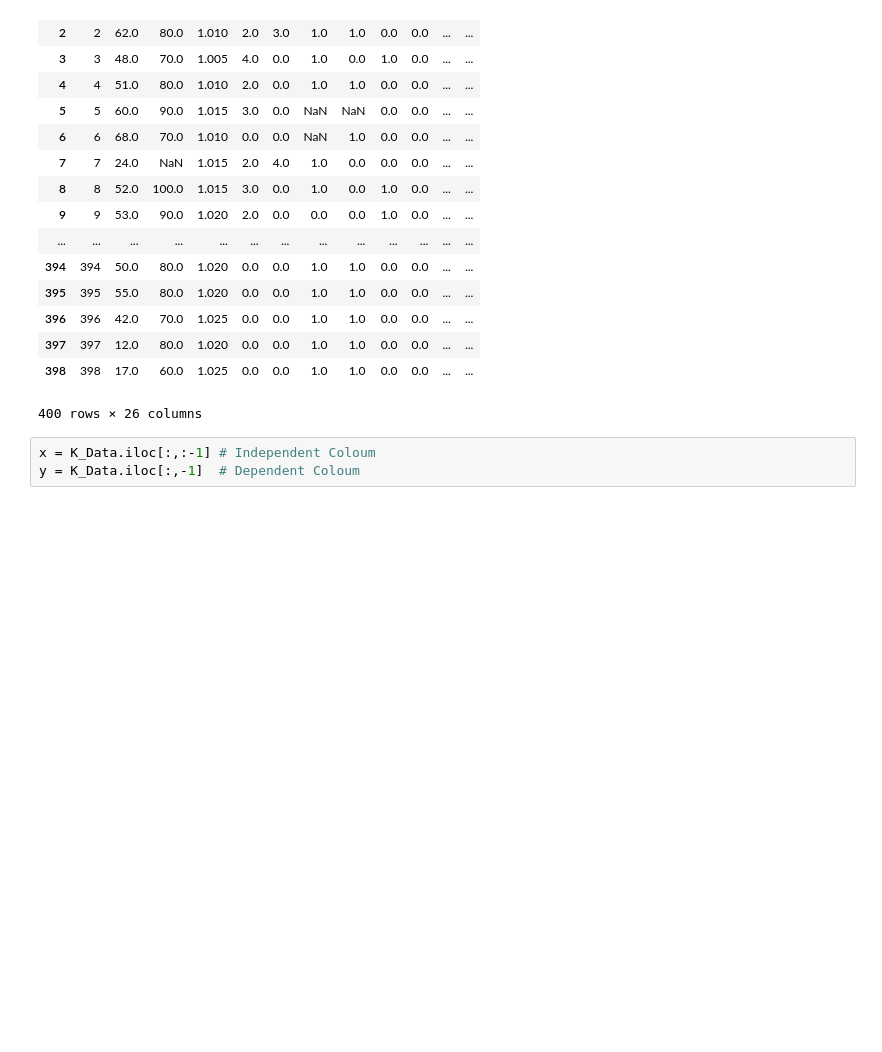
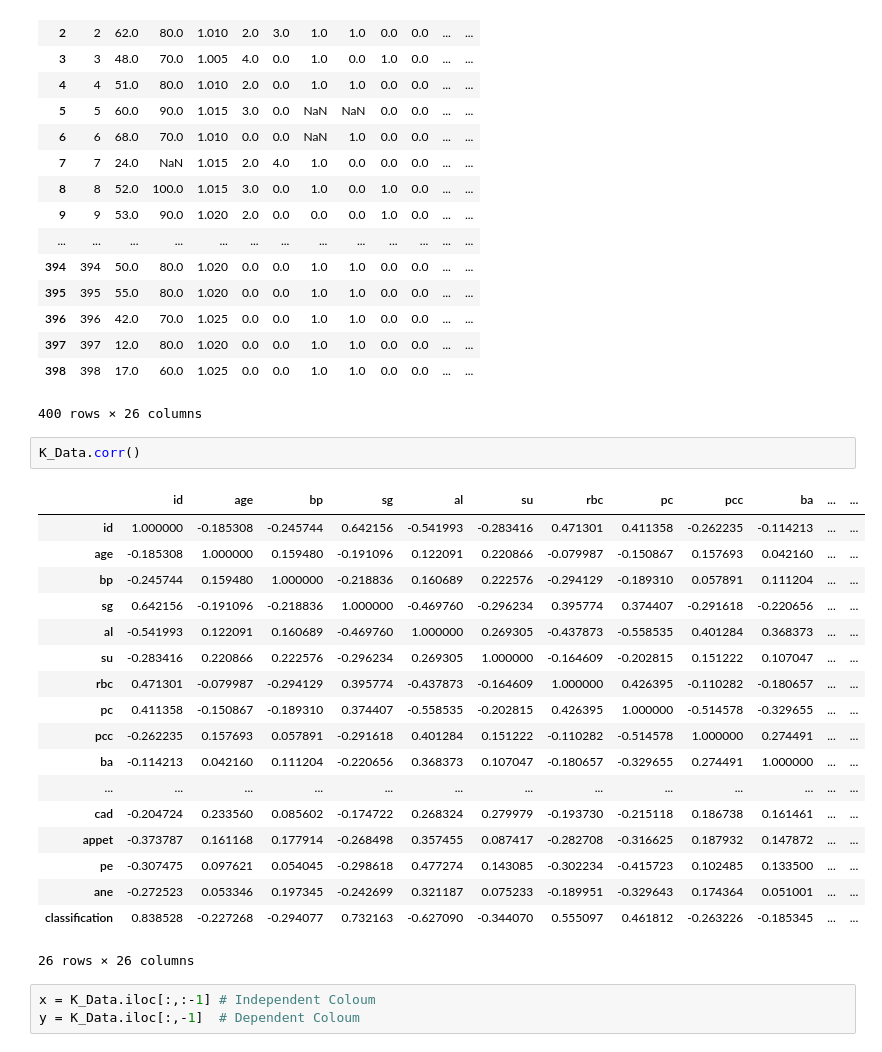
Before and after one commit to raju1207/Multiple-Disease-Prediction-Analysis, a Jupyter notebook: Multiple_Disease_Prediction_Analysis.ipynb, the cells around one changed output. Drawn from its saved outputs; the diff is of its cells as text; blank space fills up the shorter version.

```diff
--- a/Multiple_Disease_Prediction_Analysis.ipynb
+++ b/Multiple_Disease_Prediction_Analysis.ipynb
@@ -534,6 +534,27 @@ K_Data
 | 397 | 397 | 12.0 | 80.0 | 1.020 | 0.0 | 0.0 | 1.0 | 1.0 | 0.0 | 0.0 | ... | ... |
 | 398 | 398 | 17.0 | 60.0 | 1.025 | 0.0 | 0.0 | 1.0 | 1.0 | 0.0 | 0.0 | ... | ... |
 400 rows × 26 columns
+# %%
+K_Data.corr()
+# %% [output]
+|  | id | age | bp | sg | al | su | rbc | pc | pcc | ba | ... | ... |
+| id | 1.000000 | -0.185308 | -0.245744 | 0.642156 | -0.541993 | -0.283416 | 0.471301 | 0.411358 | -0.262235 | -0.114213 | ... | ... |
+| age | -0.185308 | 1.000000 | 0.159480 | -0.191096 | 0.122091 | 0.220866 | -0.079987 | -0.150867 | 0.157693 | 0.042160 | ... | ... |
+| bp | -0.245744 | 0.159480 | 1.000000 | -0.218836 | 0.160689 | 0.222576 | -0.294129 | -0.189310 | 0.057891 | 0.111204 | ... | ... |
+| sg | 0.642156 | -0.191096 | -0.218836 | 1.000000 | -0.469760 | -0.296234 | 0.395774 | 0.374407 | -0.291618 | -0.220656 | ... | ... |
+| al | -0.541993 | 0.122091 | 0.160689 | -0.469760 | 1.000000 | 0.269305 | -0.437873 | -0.558535 | 0.401284 | 0.368373 | ... | ... |
+| su | -0.283416 | 0.220866 | 0.222576 | -0.296234 | 0.269305 | 1.000000 | -0.164609 | -0.202815 | 0.151222 | 0.107047 | ... | ... |
+| rbc | 0.471301 | -0.079987 | -0.294129 | 0.395774 | -0.437873 | -0.164609 | 1.000000 | 0.426395 | -0.110282 | -0.180657 | ... | ... |
+| pc | 0.411358 | -0.150867 | -0.189310 | 0.374407 | -0.558535 | -0.202815 | 0.426395 | 1.000000 | -0.514578 | -0.329655 | ... | ... |
+| pcc | -0.262235 | 0.157693 | 0.057891 | -0.291618 | 0.401284 | 0.151222 | -0.110282 | -0.514578 | 1.000000 | 0.274491 | ... | ... |
+| ba | -0.114213 | 0.042160 | 0.111204 | -0.220656 | 0.368373 | 0.107047 | -0.180657 | -0.329655 | 0.274491 | 1.000000 | ... | ... |
+| ... | ... | ... | ... | ... | ... | ... | ... | ... | ... | ... | ... | ... |
+| cad | -0.204724 | 0.233560 | 0.085602 | -0.174722 | 0.268324 | 0.279979 | -0.193730 | -0.215118 | 0.186738 | 0.161461 | ... | ... |
+| appet | -0.373787 | 0.161168 | 0.177914 | -0.268498 | 0.357455 | 0.087417 | -0.282708 | -0.316625 | 0.187932 | 0.147872 | ... | ... |
+| pe | -0.307475 | 0.097621 | 0.054045 | -0.298618 | 0.477274 | 0.143085 | -0.302234 | -0.415723 | 0.102485 | 0.133500 | ... | ... |
+| ane | -0.272523 | 0.053346 | 0.197345 | -0.242699 | 0.321187 | 0.075233 | -0.189951 | -0.329643 | 0.174364 | 0.051001 | ... | ... |
+| classification | 0.838528 | -0.227268 | -0.294077 | 0.732163 | -0.627090 | -0.344070 | 0.555097 | 0.461812 | -0.263226 | -0.185345 | ... | ... |
+26 rows × 26 columns
 # %%
 x = K_Data.iloc[:,:-1] # Independent Coloum
 y = K_Data.iloc[:,-1]  # Dependent Coloum
```
Also changed, not shown: parts of 9 cells of this notebook.
